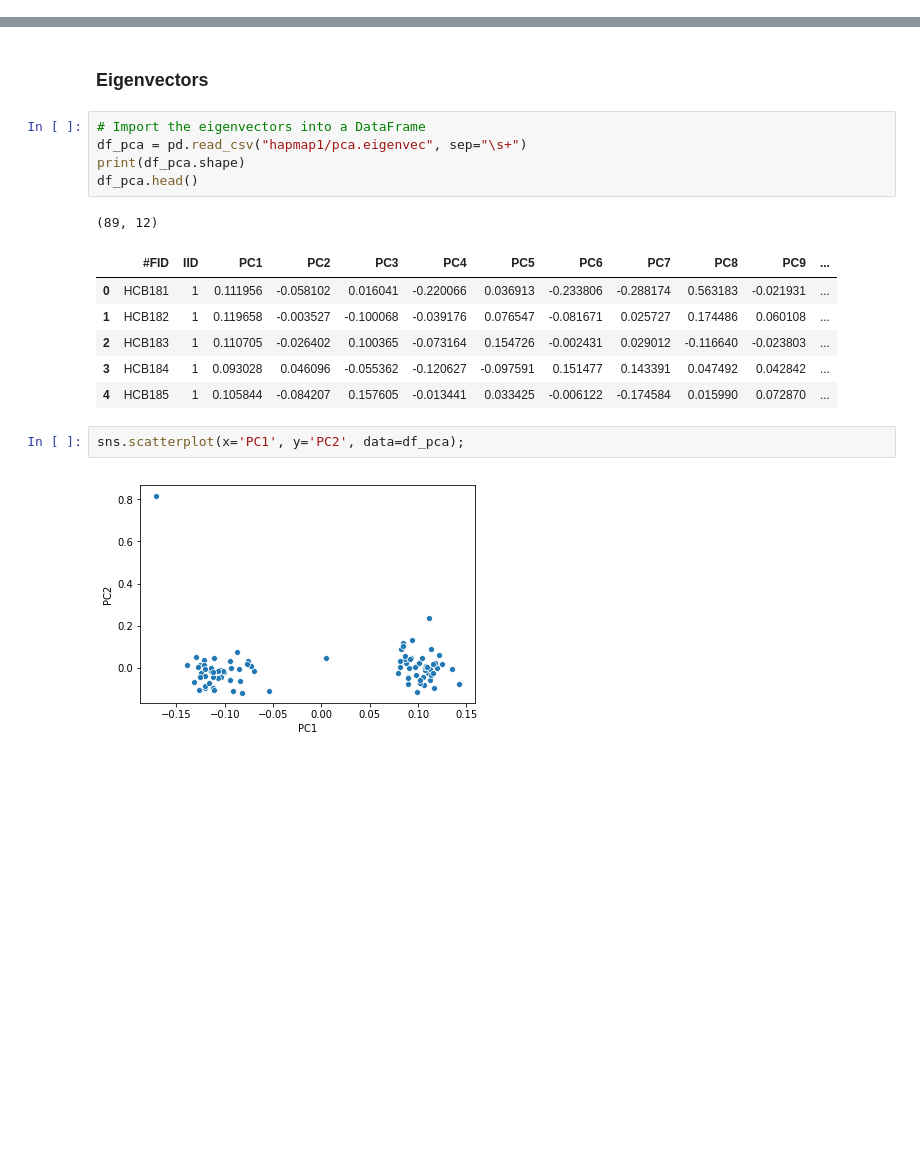
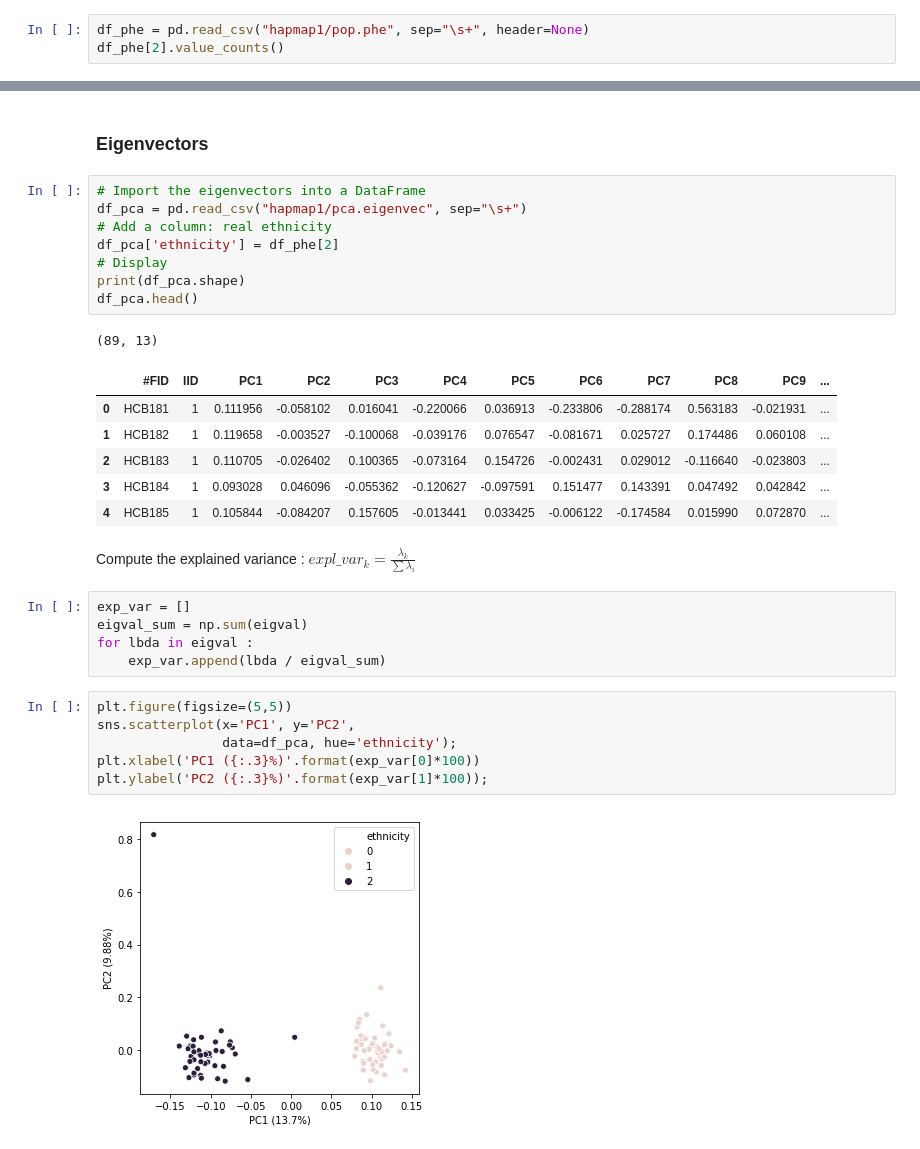
Before and after one commit to matthiaszeller/HBV, a Jupyter notebook: tutorial/HapMap.ipynb, the cells around one changed output, grey strips where cells are left out. Cells and saved outputs as stored; diff of their text form; blank space fills up the shorter version.

Commit message:
finished example Data PCA plots

```diff
--- a/tutorial/HapMap.ipynb
+++ b/tutorial/HapMap.ipynb
@@ -176,0 +179,3 @@ End time: Tue Aug  6 11:37:41 2019
+# %%
+df_phe = pd.read_csv("hapmap1/pop.phe", sep="\s+", header=None)
+df_phe[2].value_counts()
@@ -198,17 +213,31 @@ plt.xlabel('PCA'); plt.ylabel('eigenvalue');
 # %%
 # Import the eigenvectors into a DataFrame
 df_pca = pd.read_csv("hapmap1/pca.eigenvec", sep="\s+")
+# Add a column: real ethnicity
+df_pca['ethnicity'] = df_phe[2]
+# Display
 print(df_pca.shape)
 df_pca.head()
 # %% [output]
-(89, 12)
+(89, 13)
 |  | #FID | IID | PC1 | PC2 | PC3 | PC4 | PC5 | PC6 | PC7 | PC8 | PC9 | ... |
 | 0 | HCB181 | 1 | 0.111956 | -0.058102 | 0.016041 | -0.220066 | 0.036913 | -0.233806 | -0.288174 | 0.563183 | -0.021931 | ... |
 | 1 | HCB182 | 1 | 0.119658 | -0.003527 | -0.100068 | -0.039176 | 0.076547 | -0.081671 | 0.025727 | 0.174486 | 0.060108 | ... |
 | 2 | HCB183 | 1 | 0.110705 | -0.026402 | 0.100365 | -0.073164 | 0.154726 | -0.002431 | 0.029012 | -0.116640 | -0.023803 | ... |
 | 3 | HCB184 | 1 | 0.093028 | 0.046096 | -0.055362 | -0.120627 | -0.097591 | 0.151477 | 0.143391 | 0.047492 | 0.042842 | ... |
 | 4 | HCB185 | 1 | 0.105844 | -0.084207 | 0.157605 | -0.013441 | 0.033425 | -0.006122 | -0.174584 | 0.015990 | 0.072870 | ... |
-# %%
-sns.scatterplot(x='PC1', y='PC2', data=df_pca);
-# %% [output]
-[figure, removed]
+# %% [markdown]
+Compute the explained variance : $expl\_var_k = \frac {\lambda_k}{\sum \lambda_i }$
+# %%
+exp_var = []
+eigval_sum = np.sum(eigval)
+for lbda in eigval :
+    exp_var.append(lbda / eigval_sum)
+# %%
+plt.figure(figsize=(5,5))
+sns.scatterplot(x='PC1', y='PC2',
+                data=df_pca, hue='ethnicity');
+plt.xlabel('PC1 ({:.3}%)'.format(exp_var[0]*100))
+plt.ylabel('PC2 ({:.3}%)'.format(exp_var[1]*100));
+# %% [output]
+[figure, added]
```
Also changed, not shown: parts of 9 cells of this notebook.
